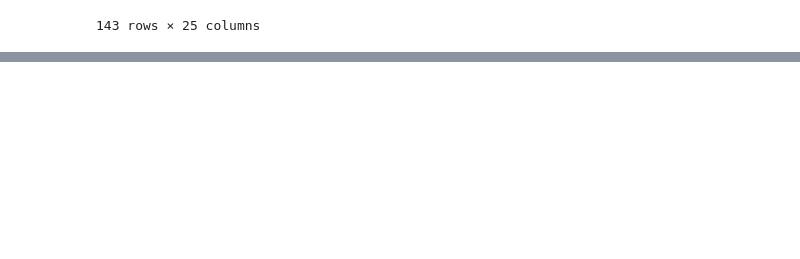
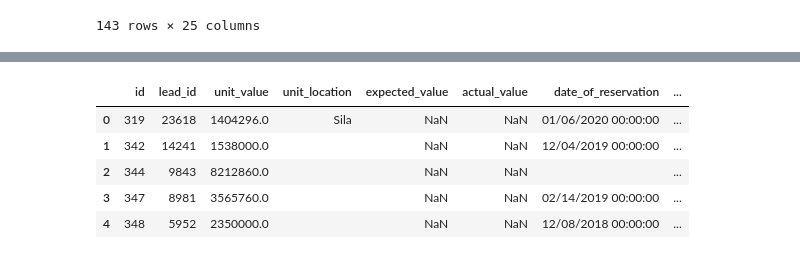
Before and after one commit to mauricerkanaan/case-study-real-estate, a Jupyter notebook: py-script/eda.ipynb, the cells around one changed output, grey strips where cells are left out. Cells and saved outputs as stored; diff of their text form; code cells hidden in the pictures; blank space fills up the shorter version.

```diff
--- a/py-script/eda.ipynb
+++ b/py-script/eda.ipynb
@@ -84,0 +95,9 @@ df_dst.shape (1567, 15)
+# %%
+df_dst.head()
+# %% [output]
+|  | id | lead_id | unit_value | unit_location | expected_value | actual_value | date_of_reservation | ... |
+| 0 | 319 | 23618 | 1404296.0 | Sila | NaN | NaN | 01/06/2020 00:00:00 | ... |
+| 1 | 342 | 14241 | 1538000.0 |  | NaN | NaN | 12/04/2019 00:00:00 | ... |
+| 2 | 344 | 9843 | 8212860.0 |  | NaN | NaN |  | ... |
+| 3 | 347 | 8981 | 3565760.0 |  | NaN | NaN | 02/14/2019 00:00:00 | ... |
+| 4 | 348 | 5952 | 2350000.0 |  | NaN | NaN | 12/08/2018 00:00:00 | ... |
```
Also changed, not shown: parts of 6 cells of this notebook, 20 other files.
